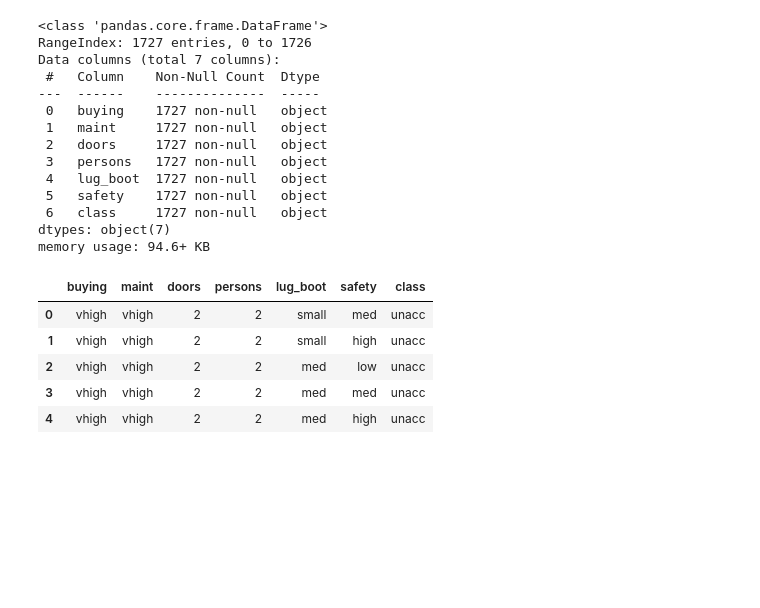
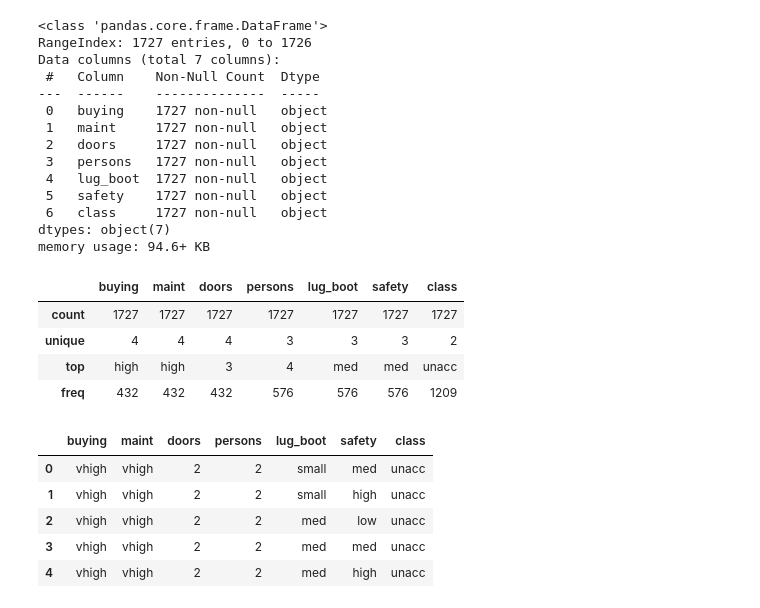
Before and after one commit to abiyosodnr/car-evaluation-naive-bayes, a Jupyter notebook: naive_bayes_modeling.ipynb, the cells around one changed output. Cells and saved outputs as stored; diff of their text form; code cells hidden in the pictures; blank space fills up the shorter version.

```diff
--- a/naive_bayes_modeling.ipynb
+++ b/naive_bayes_modeling.ipynb
@@ -73,6 +98,14 @@ Data columns (total 7 columns):
  6   class     1727 non-null   object
 dtypes: object(7)
 memory usage: 94.6+ KB
+# %%
+df.describe()
+# %% [output]
+|  | buying | maint | doors | persons | lug_boot | safety | class |
+| count | 1727 | 1727 | 1727 | 1727 | 1727 | 1727 | 1727 |
+| unique | 4 | 4 | 4 | 3 | 3 | 3 | 2 |
+| top | high | high | 3 | 4 | med | med | unacc |
+| freq | 432 | 432 | 432 | 576 | 576 | 576 | 1209 |
 # %%
 df.head()
 # %% [output]
```
Also changed, not shown: parts of 27 cells of this notebook.
